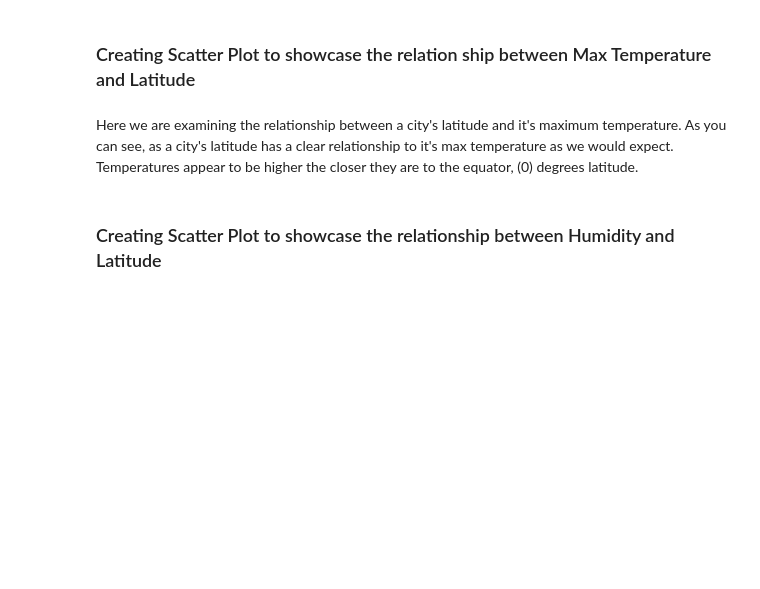
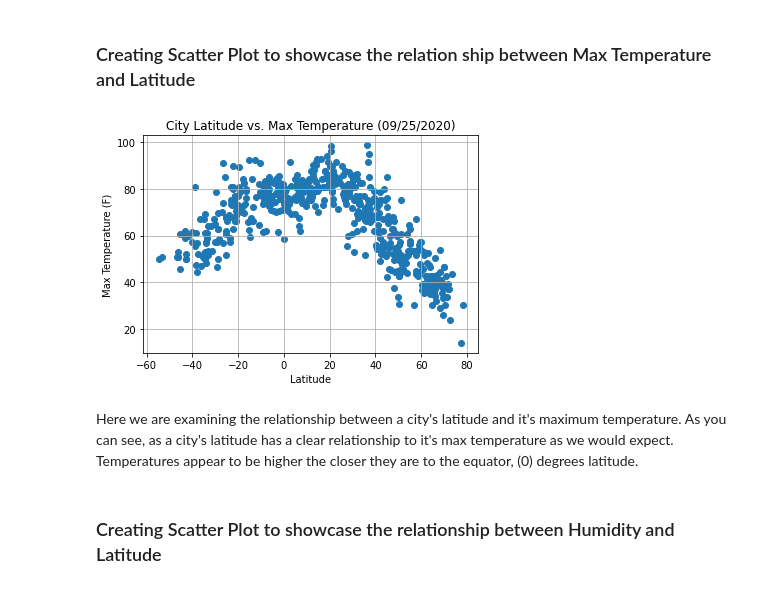
Before and after one commit to Slyssy/python-api-challenge, a Jupyter notebook: WeatherPy/WeatherPy.ipynb, the cells around one changed output. Drawn from its saved outputs; the diff is of its cells as text; code cells hidden in the pictures; blank space fills up the shorter version.

Commit message:
Cleaned up Notebook and reran kernel. Updated plot dates.

```diff
--- a/WeatherPy/WeatherPy.ipynb
+++ b/WeatherPy/WeatherPy.ipynb
@@ -130,12 +120,15 @@ df.head(2)
 X = df["Lat"].values
 y = df["Max Temp"].values
 # %%
-plt.title("City Latitude vs. Max Temperature (09/21/2020)")
+plt.title("City Latitude vs. Max Temperature (09/25/2020)")
 plt.xlabel("Latitude")
 plt.ylabel("Max Temperature (F)")
 plt.grid()
 plt.scatter(X, y)
 plt.show
+plt.savefig("max_temp_latitude.png")
+# %% [output]
+[figure, added]
 # %% [markdown]
 Here we are examining the relationship between a city's latitude and it's maximum temperature. As you can see, as a city's latitude has a clear relationship to it's max temperature as we would expect. Temperatures appear to be higher the closer they are to the equator, (0) degrees latitude.
 # %% [markdown]
```
Also changed, not shown: parts of 64 cells of this notebook.
